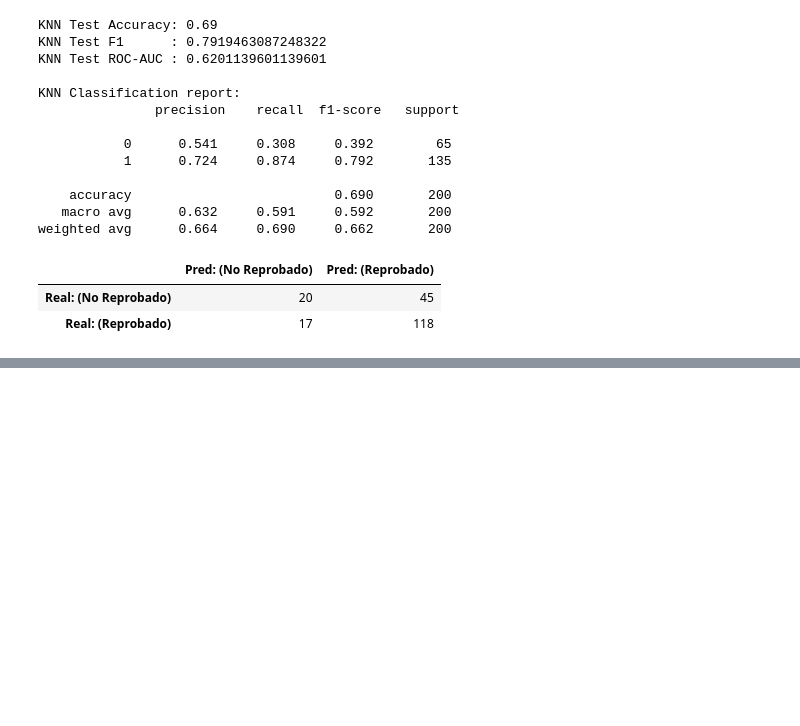
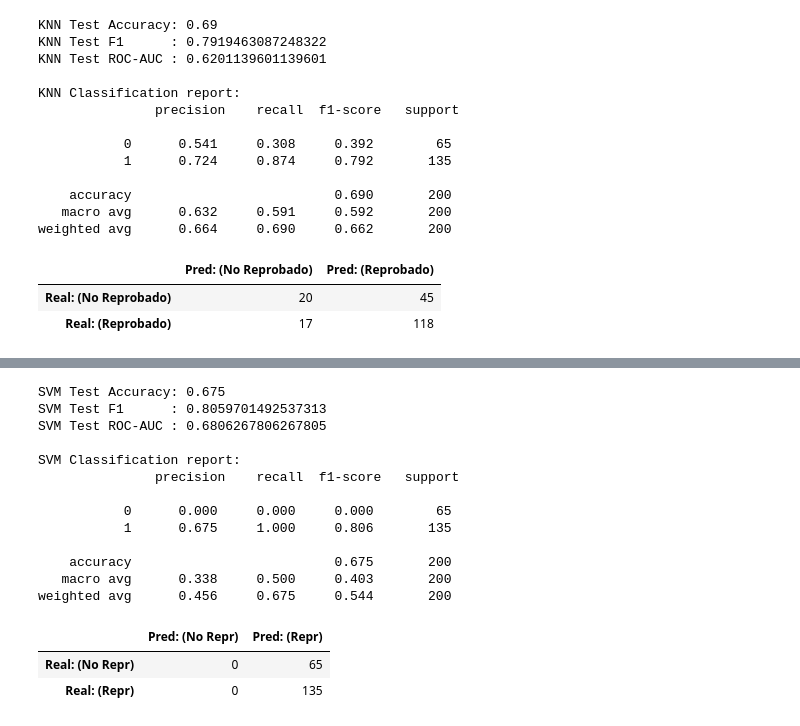
Before and after one commit to JoseCamargo10/machinelearning-project, a Jupyter notebook: Entrega 2/ProyectoML_Entrega2.ipynb, the cells around one changed output, grey strips where cells are left out. Saved outputs shown, nothing was run; the diff lists cells and outputs as text; code cells hidden in the pictures; blank space fills up the shorter version.

```diff
--- a/Entrega 2/ProyectoML_Entrega2.ipynb
+++ b/Entrega 2/ProyectoML_Entrega2.ipynb
@@ -1098,0 +1168,37 @@ plt.show()
+# %%
+X_train, X_test, y_train, y_test = train_test_split(
+    X_svm, y_svm, test_size=0.20, stratify=y_svm, random_state=42
+)
+
+best_svm.fit(X_train, y_train)
+
+y_pred  = best_svm.predict(X_test)
+y_proba = best_svm.predict_proba(X_test)[:, 1]   # prob de clase positiva (reprobar)
+
+print("SVM Test Accuracy:", accuracy_score(y_test, y_pred))
+print("SVM Test F1      :", f1_score(y_test, y_pred))
+print("SVM Test ROC-AUC :", roc_auc_score(y_test, y_proba))
+
+print("\nSVM Classification report:\n", classification_report(y_test, y_pred, digits=3))
+
+cm = confusion_matrix(y_test, y_pred)
+pd.DataFrame(cm,
+             index=["Real: (No Repr)", "Real: (Repr)"],
+             columns=["Pred: (No Repr)", "Pred: (Repr)"])
+# %% [output]
+SVM Test Accuracy: 0.675
+SVM Test F1      : 0.8059701492537313
+SVM Test ROC-AUC : 0.6806267806267805
+
+SVM Classification report:
+               precision    recall  f1-score   support
+
+           0      0.000     0.000     0.000        65
+           1      0.675     1.000     0.806       135
+
+    accuracy                          0.675       200
+   macro avg      0.338     0.500     0.403       200
+weighted avg      0.456     0.675     0.544       200
+|  | Pred: (No Repr) | Pred: (Repr) |
+| Real: (No Repr) | 0 | 65 |
+| Real: (Repr) | 0 | 135 |
```
Also changed, not shown: parts of 16 cells of this notebook.
